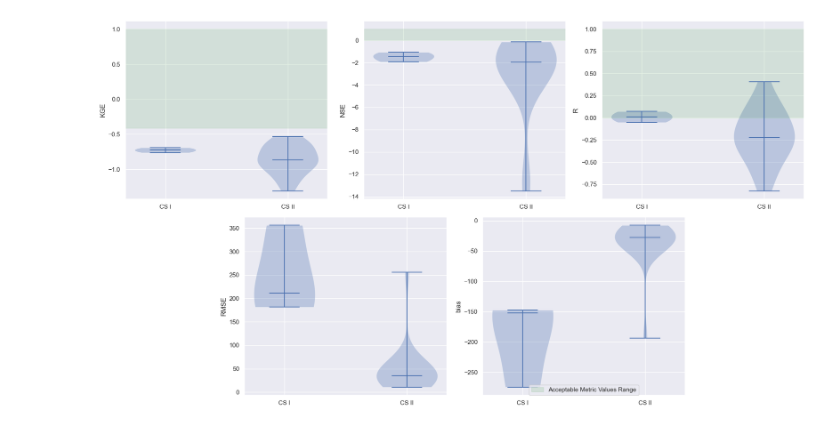
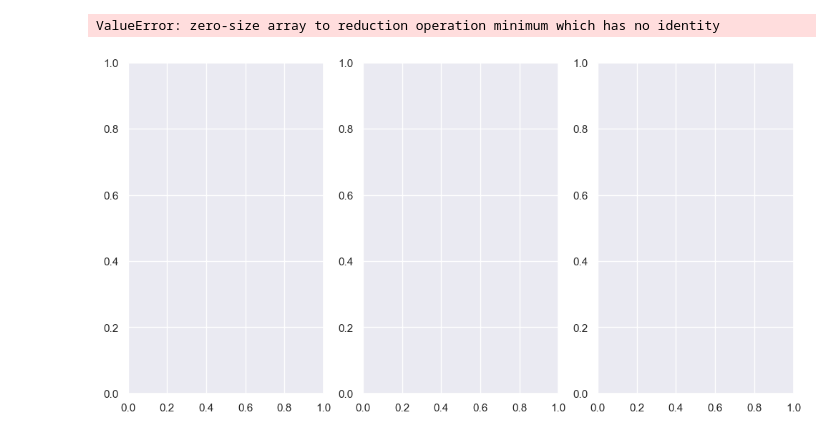
Before and after one commit to lgroenhart/AMDFLOW, a Jupyter notebook: val_plots.ipynb, the cells around one changed output. Saved outputs shown, nothing was run; the diff lists cells and outputs as text; code cells hidden in the pictures.

```diff
--- a/val_plots.ipynb
+++ b/val_plots.ipynb
@@ -6 +13,11 @@ import matplotlib.patches as mpatches
 sns.set_theme()
+# %%
+csi_in = xr.open_dataset("../data/CSI_inputdata.nc")
+csii_in = xr.open_dataset("../data/CSII_inputdata.nc")
+csiii_in = xr.open_dataset("../data/CSIII_inputdata.nc")
+csiv_in = xr.open_dataset("../data/CSIV_inputdata.nc")
+
+csi_aoi = gpd.read_file("../data/CSI_aoi.shp")
+csii_aoi = gpd.read_file("../data/CSII_aoi.shp")
+csiii_aoi = gpd.read_file("../data/CSIII_aoi.shp")
+csiv_aoi = gpd.read_file("../data/CSIV_aoi.shp")
@@ -67,41 +309,52 @@ plt.tight_layout();
 # %%
-fig = plt.figure(figsize=(18, 10))
-gs = GridSpec(2, 6, figure=fig)
-x = (["CS I", "CS II"], [1, 2])
-ax1 = fig.add_subplot(gs[0, 0:2])
-ax2 = fig.add_subplot(gs[0, 2:4])
-ax3 = fig.add_subplot(gs[0, 4:6])
-ax4 = fig.add_subplot(gs[1, 1:3])  # offset by 1 → centered
-ax5 = fig.add_subplot(gs[1, 3:5])
-ax1.violinplot([csi_fe_dis["KGE"], csii_fe_dis["KGE"]], showmedians=True)
+x = (["CS I", "CS II", "CS III", "CS IV"], [1, 2, 3, 4])
+
+fig, axs = plt.subplots(1, 3, figsize=(12, 6))
+ax1, ax2, ax3 = axs
+
+cs_colors = ["tab:blue", "tab:orange", "tab:purple", "tab:red"]
+
+parts1 = ax1.violinplot([
+    csi_fe_dis["KGE"],
+    csii_fe_dis["KGE"],
+    csiii_fe_dis["KGE"],
+    cdiv_fe_dis["KGE"],
+], showmedians=True)
+style_violins(parts1, cs_colors)
 ax1.set_ylabel("KGE")
-ax1.axhspan(-0.41, 1, alpha = 0.1, color = "green")
+ax1.axhspan(-0.41, 1, alpha=0.1, color="green")
 ax1.set_xticks(x[1])
 ax1.set_xticklabels(x[0])
 
-ax2.violinplot([csi_fe_dis["NSE"], csii_fe_dis["NSE"]], showmedians=True)
-ax2.set_ylabel("NSE")
-ax2.axhspan(0, 1, alpha = 0.1, color = "green")
+parts2 = ax2.violinplot([
+    csi_fe_dis["R"],
+    csii_fe_dis["R"],
+    csiii_fe_dis["R"],
+    cdiv_fe_dis["R"],
+], showmedians=True)
+style_violins(parts2, cs_colors)
+ax2.set_ylabel("$R^2$")
+ax2.axhspan(0, 1, alpha=0.1, color="green")
 ax2.set_xticks(x[1])
 ax2.set_xticklabels(x[0])
 
-ax3.violinplot([csi_fe_dis["R"], csii_fe_dis["R"]], showmedians=True)
-ax3.set_ylabel("R")
-ax3.axhspan(0, 1, alpha = 0.1, color = "green")
+parts3 = ax3.violinplot([
+    csi_fe_dis["bias"],
+    csii_fe_dis["bias"],
+    csiii_fe_dis["bias"],
+    cdiv_fe_dis["bias"],
+], showmedians=True)
+style_violins(parts3, cs_colors)
+ax3.set_ylabel("bias")
 ax3.set_xticks(x[1])
 ax3.set_xticklabels(x[0])
 
-ax4.violinplot([csi_fe_dis["RMSE"], csii_fe_dis["RMSE"]], showmedians=True)
-ax4.set_ylabel("RMSE")
-ax4.set_xticks(x[1])
-ax4.set_xticklabels(x[0])
-
-ax5.violinplot([csi_fe_dis["bias"], csii_fe_dis["bias"]], showmedians=True)
-ax5.set_ylabel("bias")
-ax5.set_xticks(x[1])
-ax5.set_xticklabels(x[0])
-
-plt.legend(handles = [green_patch], loc = "lower center", borderaxespad = 0.)
-plt.tight_layout();
+fig.legend(handles=[green_patch], loc="lower center", borderaxespad=0.)
+plt.tight_layout()
+# after creating the violins
+linthresh = 0.1           # adjust to the smallest meaningful scale in your data
+for ax in (ax1, ax2):
+    ax.set_yscale("symlog", linthresh=linthresh);
 # %% [output]
+ValueError: zero-size array to reduction operation minimum which has no identity
-[figure, old version]
+[figure, new version]
```
Also changed, not shown: parts of 24 cells of this notebook.
